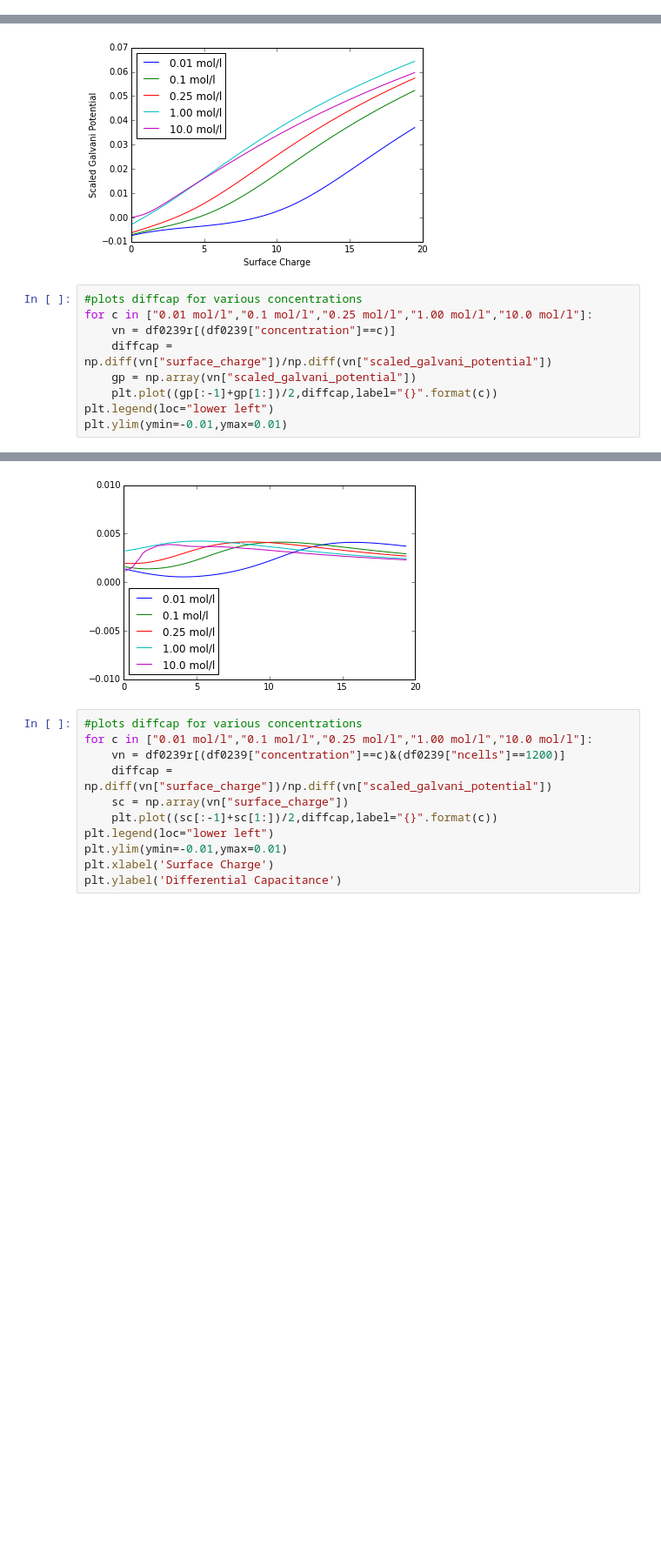
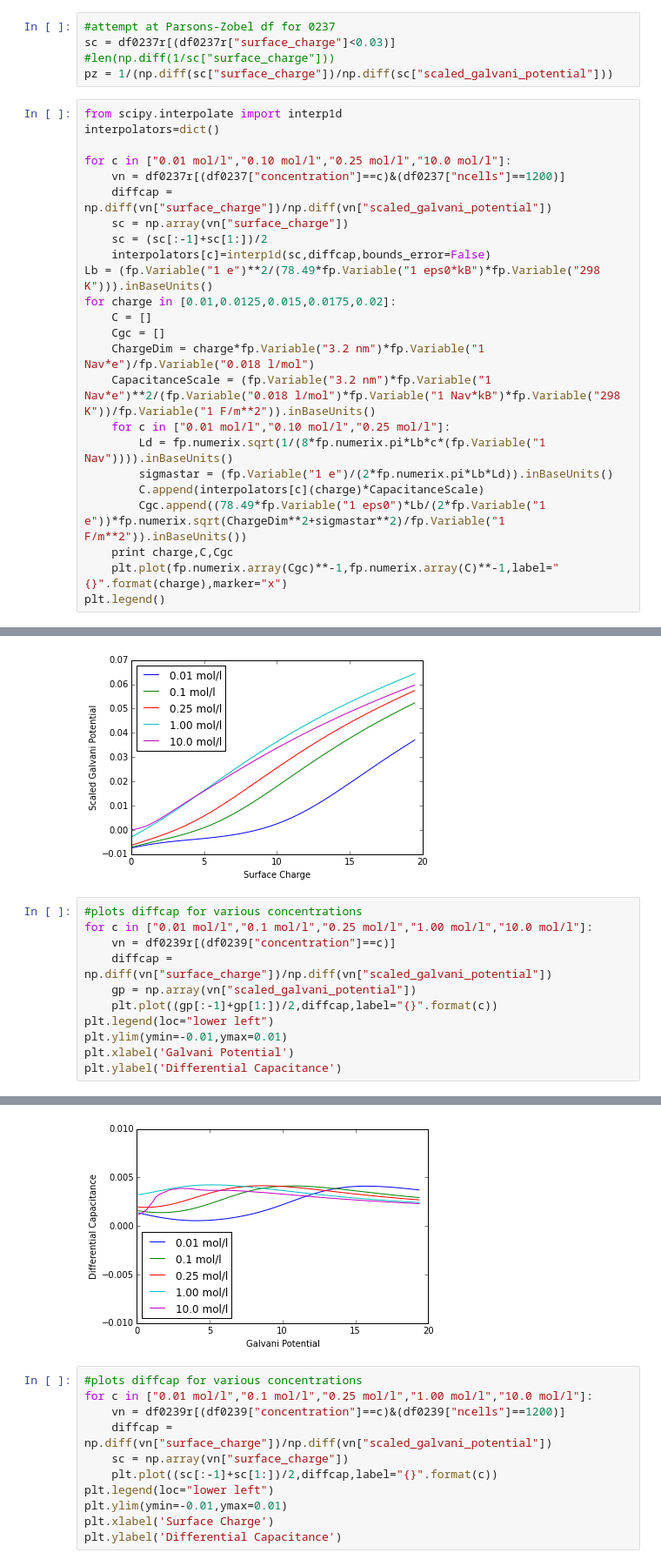
Before and after one commit to usnistgov/diffcap, a Jupyter notebook: analyze.ipynb, the cells around one changed output, grey strips where cells are left out. Shown at 87% size. Drawn from its saved outputs; the diff is of its cells as text; blank space fills up the shorter version.

Commit message:
Experiments with Parsons-Zobel plots

```diff
--- a/analyze.ipynb
+++ b/analyze.ipynb
@@ -506,3 +508,32 @@ plt.plot((sc1[:-1]+sc1[1:])/2,diffcap1,label="{}".format(c))
 # %% [output]
 [<matplotlib.lines.Line2D at 0x...>]
 [figure]
+# %%
+#attempt at Parsons-Zobel df for 0237
+sc = df0237r[(df0237r["surface_charge"]<0.03)]
+#len(np.diff(1/sc["surface_charge"]))
+pz = 1/(np.diff(sc["surface_charge"])/np.diff(sc["scaled_galvani_potential"]))
+# %%
+from scipy.interpolate import interp1d
+interpolators=dict()
+
+for c in ["0.01 mol/l","0.10 mol/l","0.25 mol/l","10.0 mol/l"]:
+    vn = df0237r[(df0237["concentration"]==c)&(df0237["ncells"]==1200)]
+    diffcap = np.diff(vn["surface_charge"])/np.diff(vn["scaled_galvani_potential"])
+    sc = np.array(vn["surface_charge"])
+    sc = (sc[:-1]+sc[1:])/2
+    interpolators[c]=interp1d(sc,diffcap,bounds_error=False)
+Lb = (fp.Variable("1 e")**2/(78.49*fp.Variable("1 eps0*kB")*fp.Variable("298 K"))).inBaseUnits()
+for charge in [0.01,0.0125,0.015,0.0175,0.02]:
+    C = []
+    Cgc = []
+    ChargeDim = charge*fp.Variable("3.2 nm")*fp.Variable("1 Nav*e")/fp.Variable("0.018 l/mol")
+    CapacitanceScale = (fp.Variable("3.2 nm")*fp.Variable("1 Nav*e")**2/(fp.Variable("0.018 l/mol")*fp.Variable("1 Nav*kB")*fp.Variable("298 K"))/fp.Variable("1 F/m**2")).inBaseUnits()
+    for c in ["0.01 mol/l","0.10 mol/l","0.25 mol/l"]:
+        Ld = fp.numerix.sqrt(1/(8*fp.numerix.pi*Lb*c*(fp.Variable("1 Nav")))).inBaseUnits()
+        sigmastar = (fp.Variable("1 e")/(2*fp.numerix.pi*Lb*Ld)).inBaseUnits()
+        C.append(interpolators[c](charge)*CapacitanceScale)
+        Cgc.append((78.49*fp.Variable("1 eps0")*Lb/(2*fp.Variable("1 e"))*fp.numerix.sqrt(ChargeDim**2+sigmastar**2)/fp.Variable("1 F/m**2")).inBaseUnits())
+    print charge,C,Cgc
+    plt.plot(fp.numerix.array(Cgc)**-1,fp.numerix.array(C)**-1,label="{}".format(charge),marker="x")
+plt.legend()
@@ -537,4 +576,6 @@ for c in ["0.01 mol/l","0.1 mol/l","0.25 mol/l","1.00 mol/l","10.0 mol/l"]:
     plt.plot((gp[:-1]+gp[1:])/2,diffcap,label="{}".format(c))
 plt.legend(loc="lower left")
 plt.ylim(ymin=-0.01,ymax=0.01)
+plt.xlabel('Galvani Potential')
+plt.ylabel('Differential Capacitance')
 # %% [output]
@@ -542,4 +583,4 @@ plt.ylim(ymin=-0.01,ymax=0.01)
-[figure, old version]
+[figure, new version]
 # %%
 #plots diffcap for various concentrations
 for c in ["0.01 mol/l","0.1 mol/l","0.25 mol/l","1.00 mol/l","10.0 mol/l"]:
```
Also changed, not shown: parts of 13 cells of this notebook.
